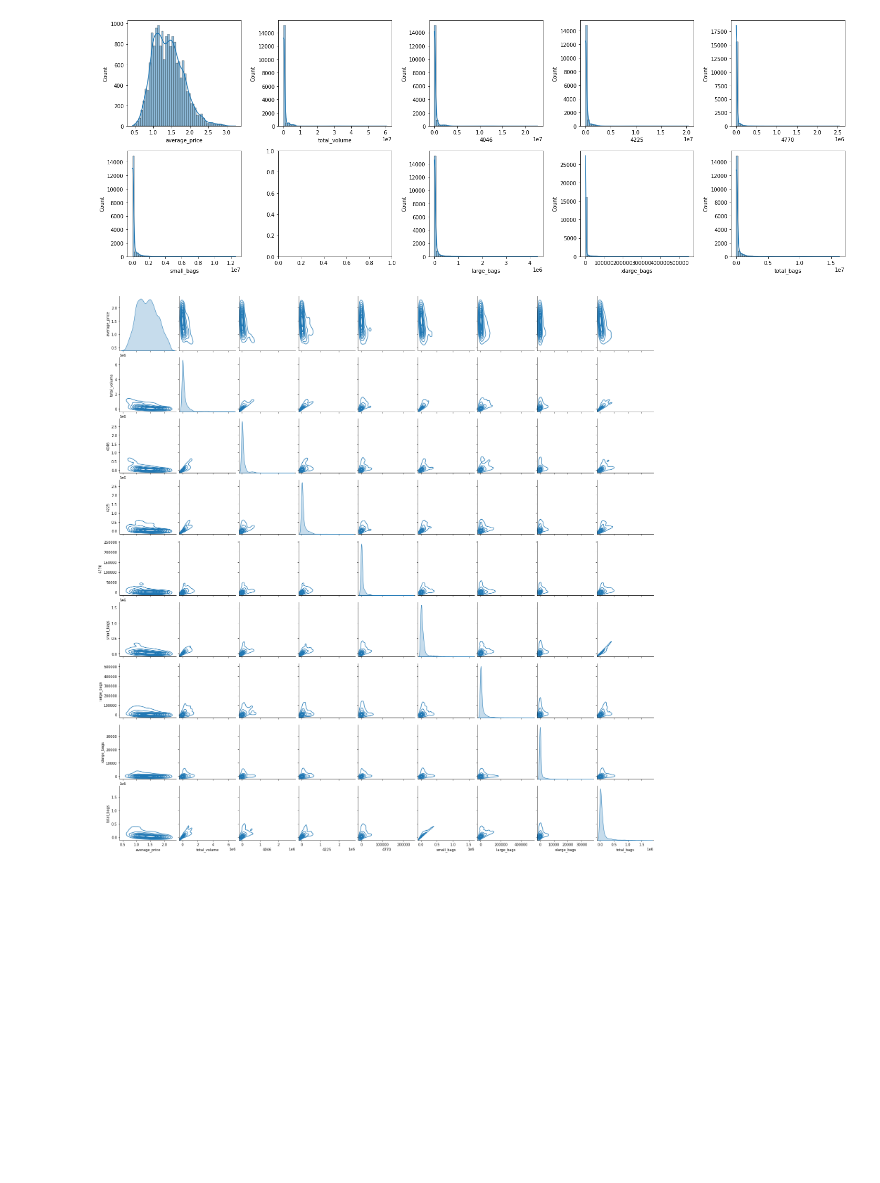
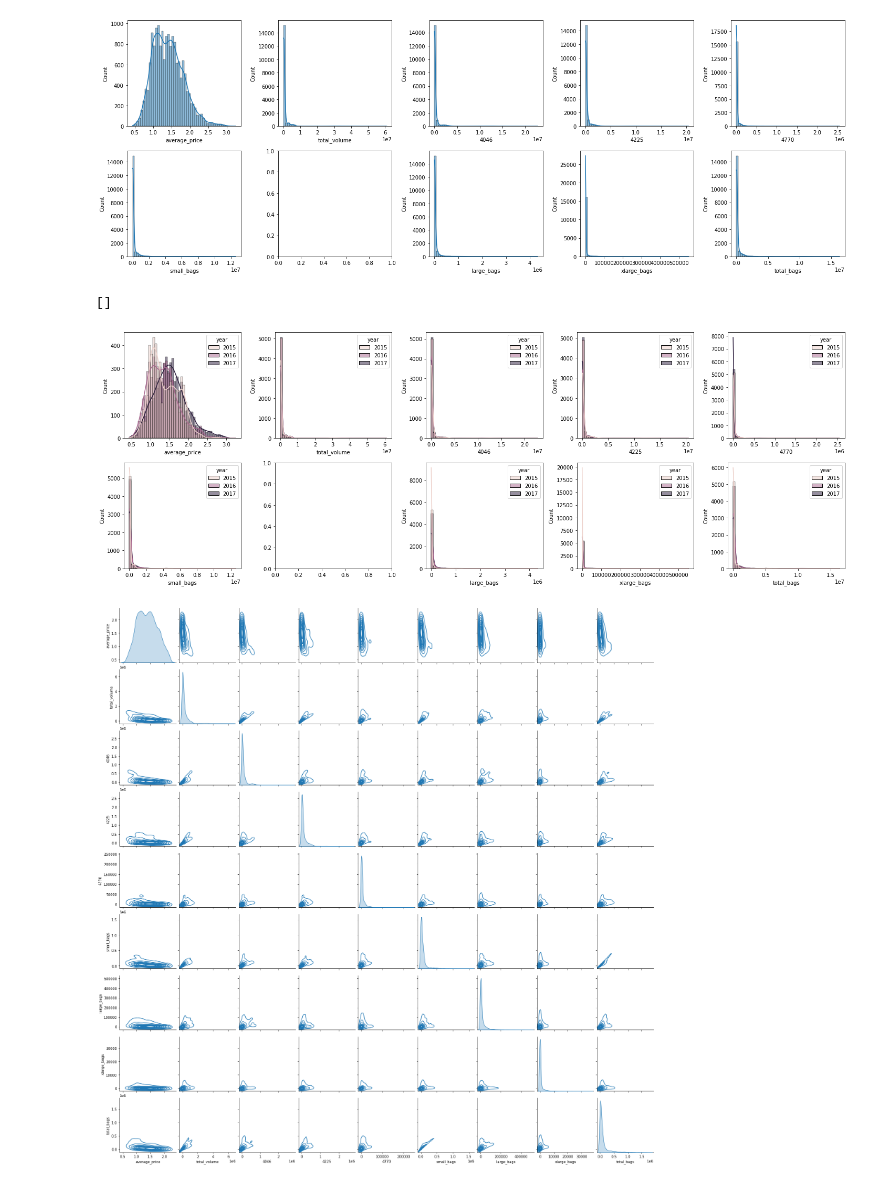
Before and after one commit to DmitryPogrebnoy/Multivar_Data_Analysis_ITMO, a Jupyter notebook: task2/task2.ipynb, the cells around one changed output. Saved outputs shown, nothing was run; the diff lists cells and outputs as text; code cells hidden in the pictures; blank space fills up the shorter version.

```diff
--- a/task2/task2.ipynb
+++ b/task2/task2.ipynb
@@ -214,6 +218,22 @@ plt.plot()
 # %% [output]
 []
 [figure]
+# %%
+fig, axs = plt.subplots(2, 5, figsize=(20, 7))
+sns.histplot(data=df, x='average_price', hue='year', kde=True, bins=50, ax=axs[0, 0])
+sns.histplot(data=df, x='total_volume', hue='year', kde=True, bins=50,  ax=axs[0, 1])
+sns.histplot(data=df, x='4046', hue='year', kde=True, bins=50,  ax=axs[0, 2])
+sns.histplot(data=df, x='4225', hue='year', kde=True, bins=50,  ax=axs[0, 3])
+sns.histplot(data=df, x='4770', hue='year', kde=True, bins=50,  ax=axs[0, 4])
+sns.histplot(data=df, x='small_bags', hue='year', kde=True, bins=50,  ax=axs[1, 0])
+sns.histplot(data=df, x='large_bags', hue='year', kde=True, bins=50,  ax=axs[1, 2])
+sns.histplot(data=df, x='xlarge_bags', hue='year', kde=True, bins=50,  ax=axs[1, 3])
+sns.histplot(data=df, x='total_bags', hue='year', kde=True, bins=50,  ax=axs[1, 4])
+plt.tight_layout()
+plt.plot()
+# %% [output]
+[]
+[figure, added]
 # %%
 sns.pairplot(data=df[predictors + [target]], kind='kde', plot_kws={'levels':[0.1,0.2,0.3,0.4,0.5,0.6,0.7,0.8,0.9]})
 # %% [output]
```
Also changed, not shown: parts of 4 cells of this notebook, 2 other files.
